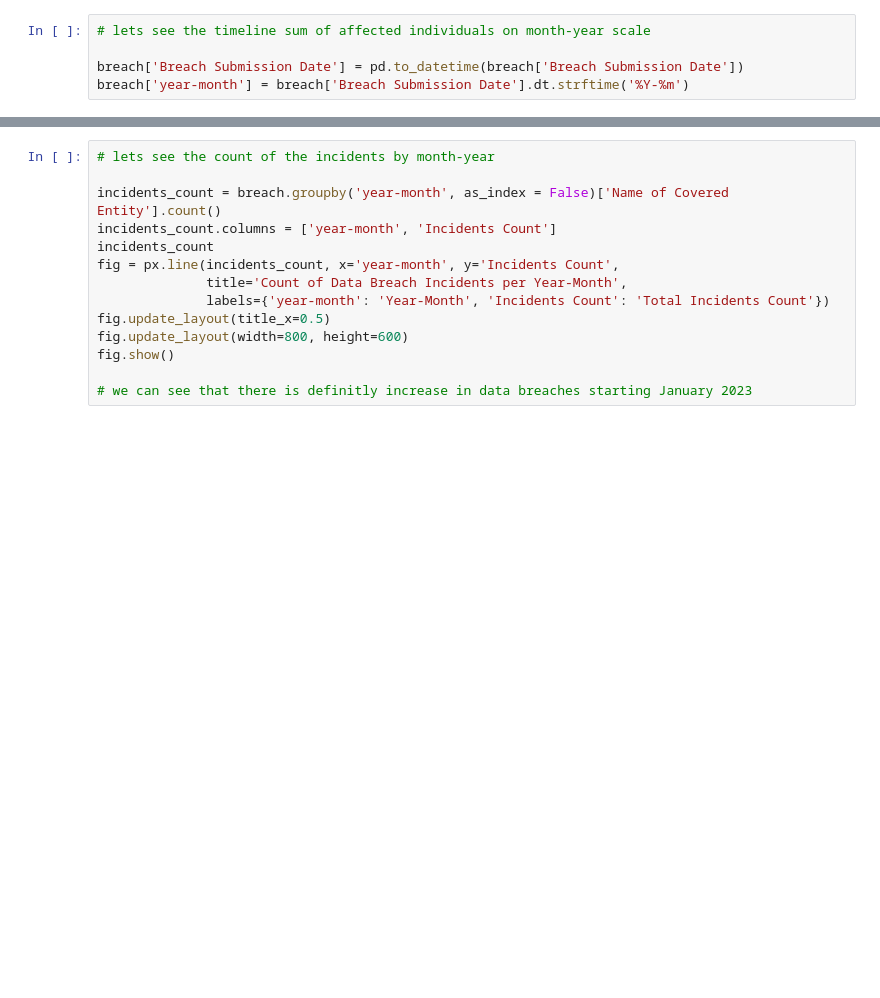
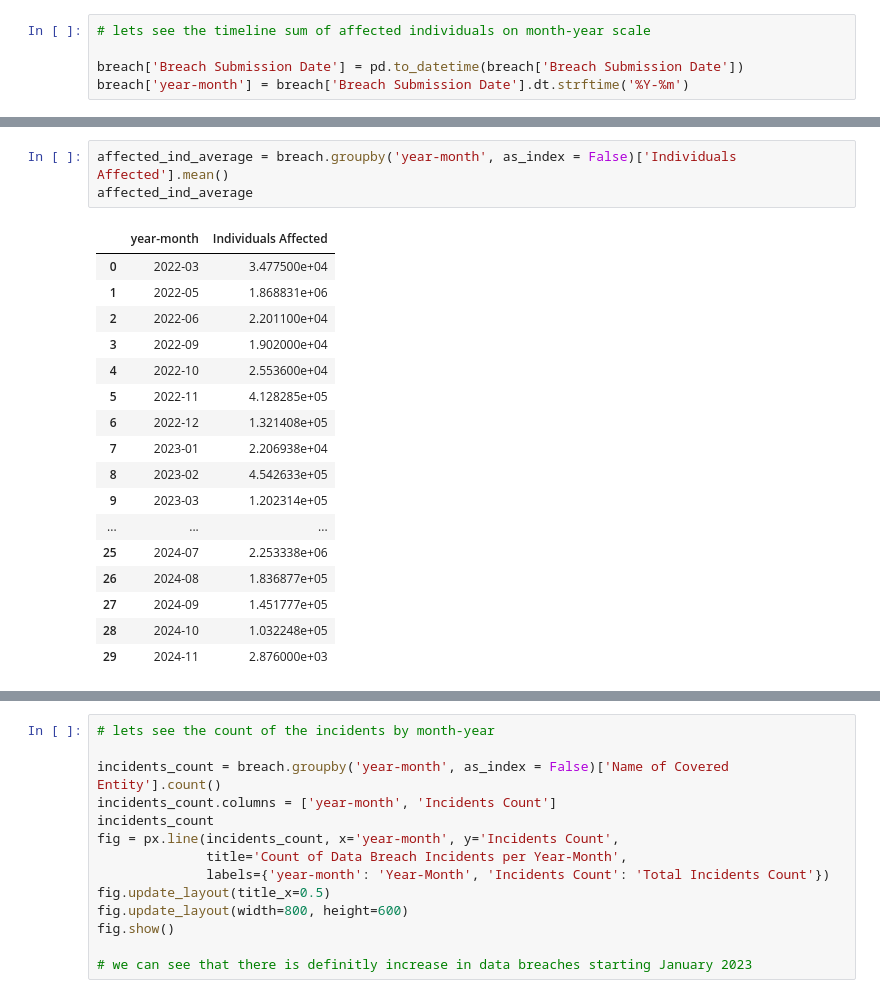
Before and after one commit to ZulfiiaDitto/data_breach_analysis, a Jupyter notebook: data_breach_investigation.ipynb, the cells around one changed output, grey strips where cells are left out. Cells and saved outputs as stored; diff of their text form; blank space fills up the shorter version.

```diff
--- a/data_breach_investigation.ipynb
+++ b/data_breach_investigation.ipynb
@@ -141,3 +139,24 @@ fig.update_layout(width=800, height=600)
 fig.show()
 # %% [output]
 [interactive output not drawn]
+# %%
+affected_ind_average = breach.groupby('year-month', as_index = False)['Individuals Affected'].mean()
+affected_ind_average
+# %% [output]
+|  | year-month | Individuals Affected |
+| 0 | 2022-03 | 3.477500e+04 |
+| 1 | 2022-05 | 1.868831e+06 |
+| 2 | 2022-06 | 2.201100e+04 |
+| 3 | 2022-09 | 1.902000e+04 |
+| 4 | 2022-10 | 2.553600e+04 |
+| 5 | 2022-11 | 4.128285e+05 |
+| 6 | 2022-12 | 1.321408e+05 |
+| 7 | 2023-01 | 2.206938e+04 |
+| 8 | 2023-02 | 4.542633e+05 |
+| 9 | 2023-03 | 1.202314e+05 |
+| ... | ... | ... |
+| 25 | 2024-07 | 2.253338e+06 |
+| 26 | 2024-08 | 1.836877e+05 |
+| 27 | 2024-09 | 1.451777e+05 |
+| 28 | 2024-10 | 1.032248e+05 |
+| 29 | 2024-11 | 2.876000e+03 |
```
Also changed, not shown: parts of 6 cells of this notebook.
